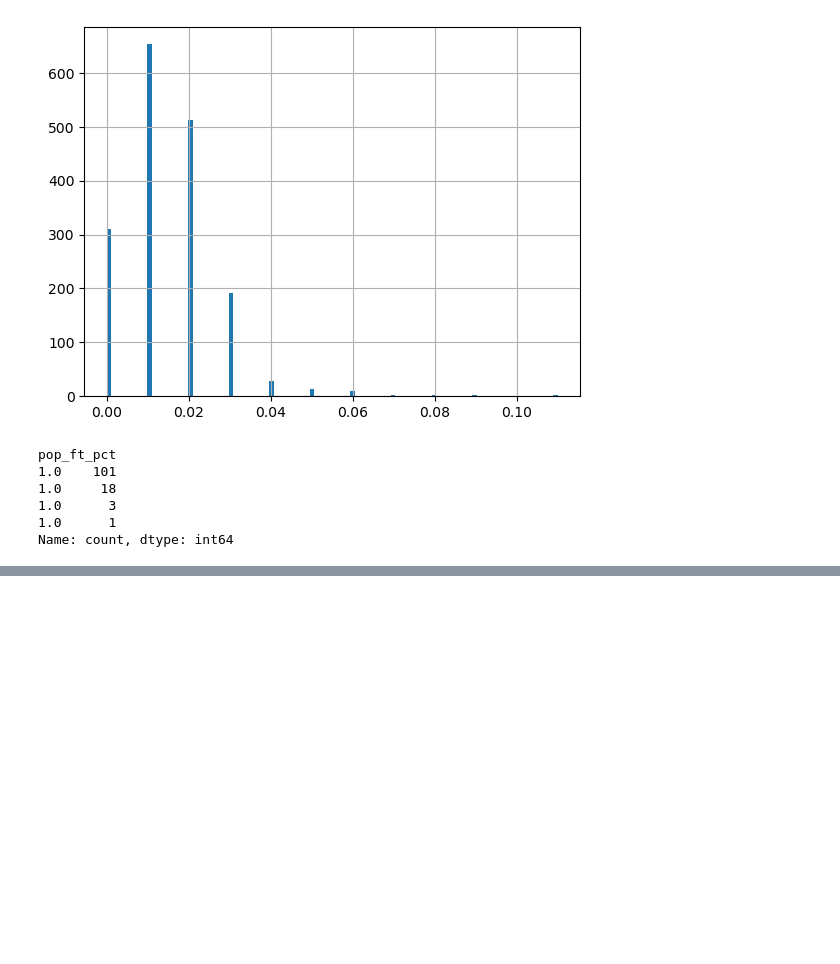
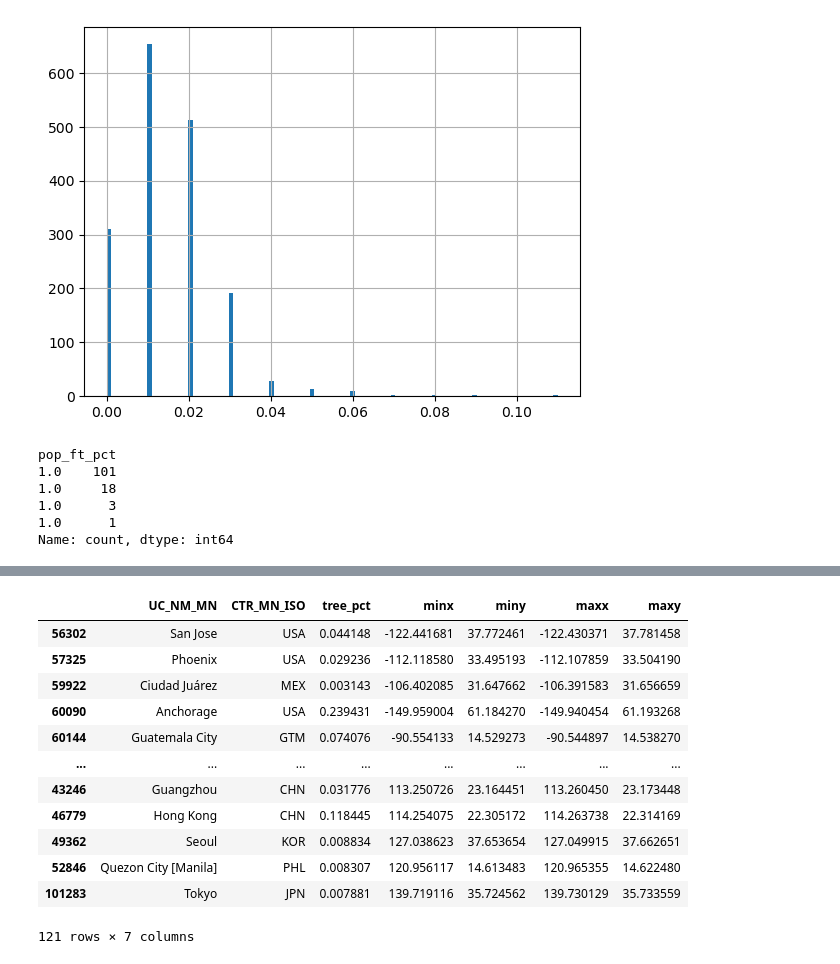
Before and after one commit to dw-data/city-tree-coverage, a Jupyter notebook: code/5. Getting representative 1sqkm squares.ipynb, the cells around one changed output, grey strips where cells are left out. Cells and saved outputs as stored; diff of their text form; code cells hidden in the pictures; blank space fills up the shorter version.

```diff
--- a/code/5. Getting representative 1sqkm squares.ipynb
+++ b/code/5. Getting representative 1sqkm squares.ipynb
@@ -286,0 +305,2 @@ Name: count, Length: 1689, dtype: int64
+# %%
+most_populated_squares[['minx', 'miny', 'maxx', 'maxy']] = gpd.GeoDataFrame(most_populated_squares).bounds
@@ -286,0 +310,16 @@ Name: count, Length: 1689, dtype: int64
+# %%
+most_populated_squares[['UC_NM_MN', 'CTR_MN_ISO', 'tree_pct', 'minx', 'miny', 'maxx', 'maxy']]
+# %% [output]
+|  | UC_NM_MN | CTR_MN_ISO | tree_pct | minx | miny | maxx | maxy |
+| 56302 | San Jose | USA | 0.044148 | -122.441681 | 37.772461 | -122.430371 | 37.781458 |
+| 57325 | Phoenix | USA | 0.029236 | -112.118580 | 33.495193 | -112.107859 | 33.504190 |
+| 59922 | Ciudad Juárez | MEX | 0.003143 | -106.402085 | 31.647662 | -106.391583 | 31.656659 |
+| 60090 | Anchorage | USA | 0.239431 | -149.959004 | 61.184270 | -149.940454 | 61.193268 |
+| 60144 | Guatemala City | GTM | 0.074076 | -90.554133 | 14.529273 | -90.544897 | 14.538270 |
+| ... | ... | ... | ... | ... | ... | ... | ... |
+| 43246 | Guangzhou | CHN | 0.031776 | 113.250726 | 23.164451 | 113.260450 | 23.173448 |
+| 46779 | Hong Kong | CHN | 0.118445 | 114.254075 | 22.305172 | 114.263738 | 22.314169 |
+| 49362 | Seoul | KOR | 0.008834 | 127.038623 | 37.653654 | 127.049915 | 37.662651 |
+| 52846 | Quezon City [Manila] | PHL | 0.008307 | 120.956117 | 14.613483 | 120.965355 | 14.622480 |
+| 101283 | Tokyo | JPN | 0.007881 | 139.719116 | 35.724562 | 139.730129 | 35.733559 |
+121 rows × 7 columns
```
Also changed, not shown: parts of 9 cells of this notebook, 1 other file.
